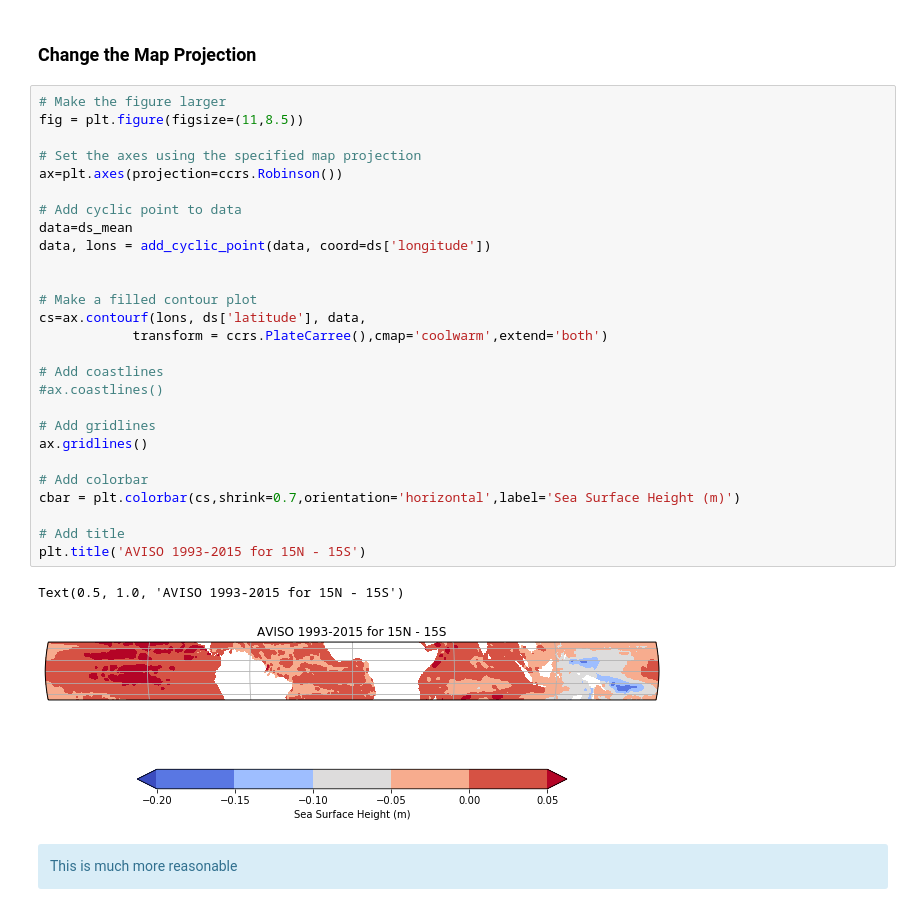
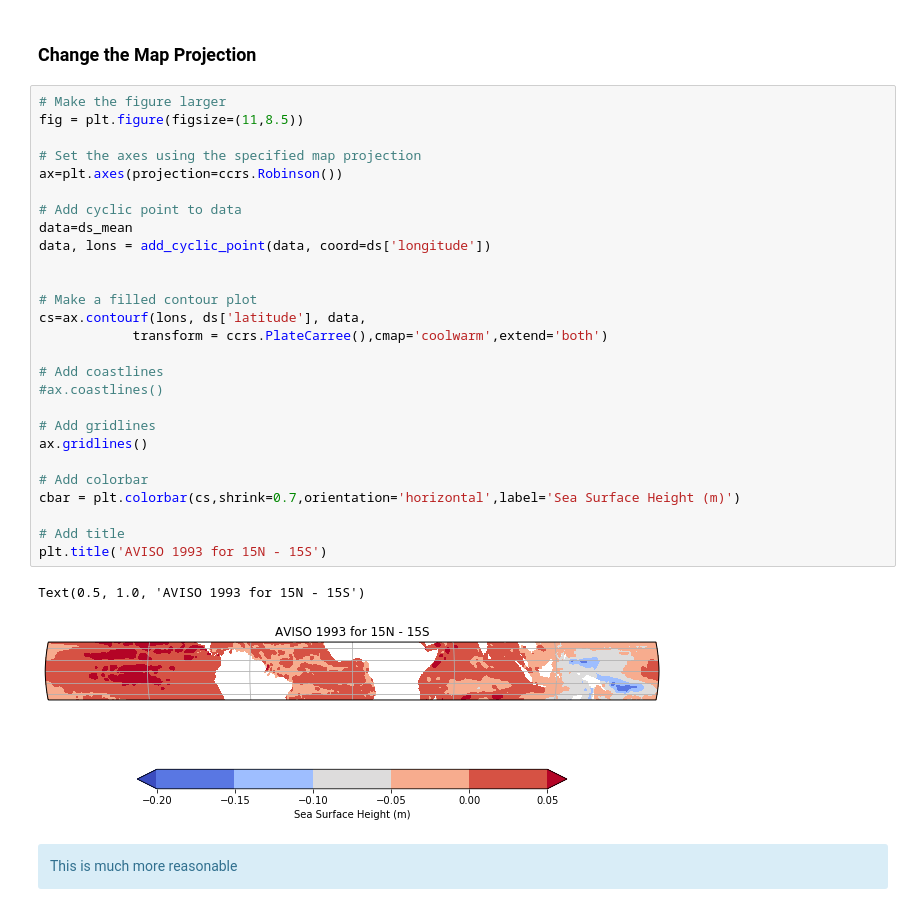
Before and after one commit to GeoRath/Climate-680, a Jupyter notebook: Assignment1.ipynb, the cells around one changed output. Cells and saved outputs as stored; diff of their text form.

```diff
--- a/Assignment1.ipynb
+++ b/Assignment1.ipynb
@@ -172,33 +173,33 @@ cbar = plt.colorbar(cs)
 # %%
 # Make the figure larger
 fig = plt.figure(figsize=(11,8.5))
 
 # Set the axes using the specified map projection
 ax=plt.axes(projection=ccrs.Robinson())
 
 # Add cyclic point to data
 data=ds_mean
 data, lons = add_cyclic_point(data, coord=ds['longitude'])
 
 
 # Make a filled contour plot
 cs=ax.contourf(lons, ds['latitude'], data,
             transform = ccrs.PlateCarree(),cmap='coolwarm',extend='both')
 
 # Add coastlines
 #ax.coastlines()
 
 # Add gridlines
 ax.gridlines()
 
 # Add colorbar
 cbar = plt.colorbar(cs,shrink=0.7,orientation='horizontal',label='Sea Surface Height (m)')
 
 # Add title
-plt.title('AVISO 1993-2015 for 15N - 15S')
+plt.title('AVISO 1993 for 15N - 15S')
 # %% [output]
-Text(0.5, 1.0, 'AVISO 1993-2015 for 15N - 15S')
+Text(0.5, 1.0, 'AVISO 1993 for 15N - 15S')
-[figure, old version]
+[figure, new version]
 # %% [markdown]
 <div class="alert alert-block alert-info">
     This is much more reasonable
```
Also changed, not shown: parts of 1 cell of this notebook.
